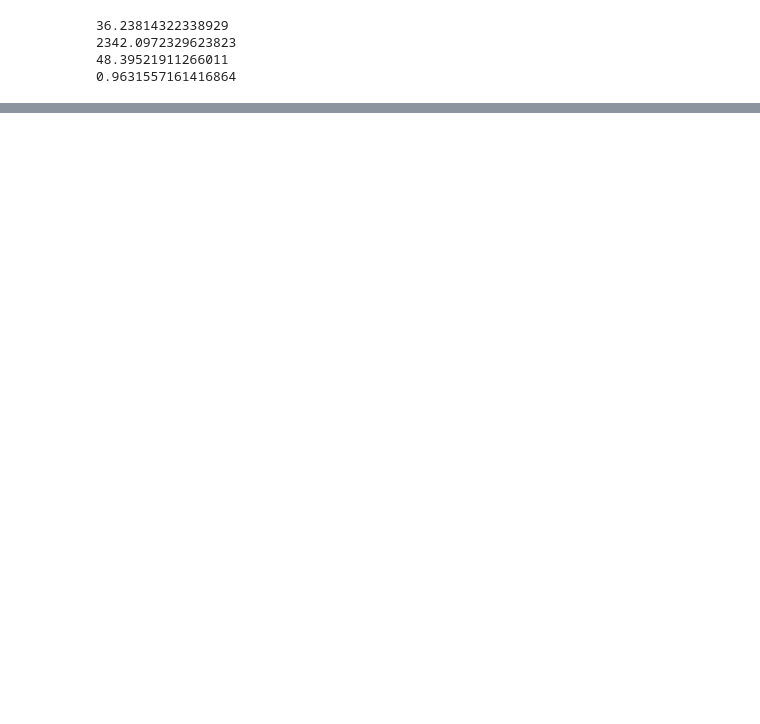
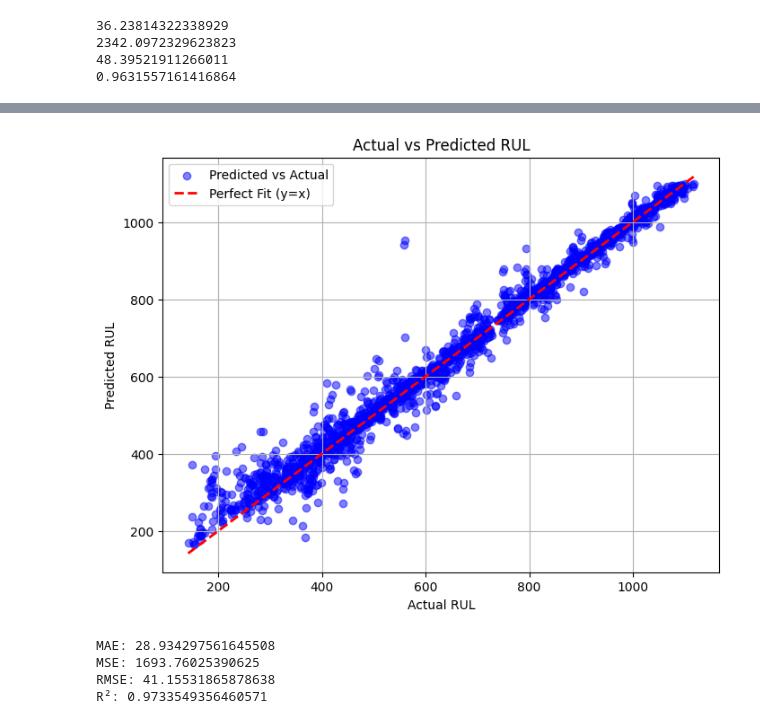
Before and after one commit to corioIA/Projet_IA, a Jupyter notebook: IA_bat.ipynb, the cells around one changed output, grey strips where cells are left out. Drawn from its saved outputs; the diff is of its cells as text; code cells hidden in the pictures; blank space fills up the shorter version.

```diff
--- a/IA_bat.ipynb
+++ b/IA_bat.ipynb
@@ -359,0 +371,56 @@ print(r2)
+# %%
+import matplotlib.pyplot as plt
+
+# Scatter plot of actual vs predicted values
+plt.figure(figsize=(8, 6))
+plt.scatter(rul_test, rul_pred, color='blue', alpha=0.5, label="Predicted vs Actual")
+plt.plot([min(rul_test), max(rul_test)], [min(rul_test), max(rul_test)], color='red', linestyle='dashed', linewidth=2, label="Perfect Fit (y=x)")
+
+# Labels and title
+plt.xlabel("Actual RUL")
+plt.ylabel("Predicted RUL")
+plt.title("Actual vs Predicted RUL")
+plt.legend()
+plt.grid(True)
+
+# Show the plot
+plt.show()
+# %% [output]
+[figure, added]
+# %%
+import xgboost as xgb
+from sklearn.metrics import mean_absolute_error, mean_squared_error, r2_score
+import numpy as np
+
+# Définir et entraîner le modèle XGBoost
+model_xgb = xgb.XGBRegressor(
+    n_estimators=1000,      # Nombre d'arbres
+    learning_rate=0.01,     # Taux d'apprentissage (petit pour être plus précis)
+    max_depth=6,            # Profondeur des arbres
+    subsample=0.8,          # Fraction des données utilisées pour chaque arbre
+    colsample_bytree=0.8,   # Fraction des caractéristiques utilisées à chaque division
+    random_state=42
+)
+
+# Entraînement du modèle
+model_xgb.fit(train_pca, rul_train)
+
+# Prédictions
+rul_pred_xgb = model_xgb.predict(test_pca)
+
+# Calcul des métriques
+mae_xgb = mean_absolute_error(rul_test, rul_pred_xgb)
+mse_xgb = mean_squared_error(rul_test, rul_pred_xgb)
+rmse_xgb = np.sqrt(mse_xgb)
+r2_xgb = r2_score(rul_test, rul_pred_xgb)
+
+# Affichage des résultats
+print(f"MAE: {mae_xgb}")
+print(f"MSE: {mse_xgb}")
+print(f"RMSE: {rmse_xgb}")
+print(f"R²: {r2_xgb}")
+# %% [output]
+MAE: 28.934297561645508
+MSE: 1693.76025390625
+RMSE: 41.15531865878638
+R²: 0.9733549356460571
```
Also changed, not shown: parts of 9 cells of this notebook.
